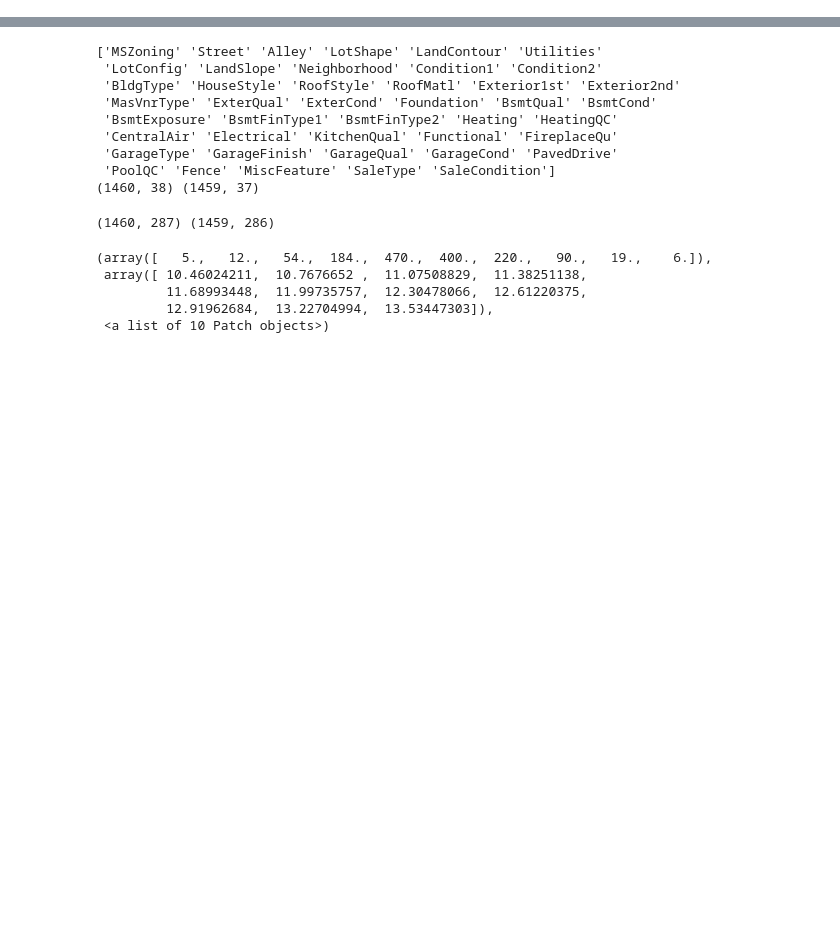
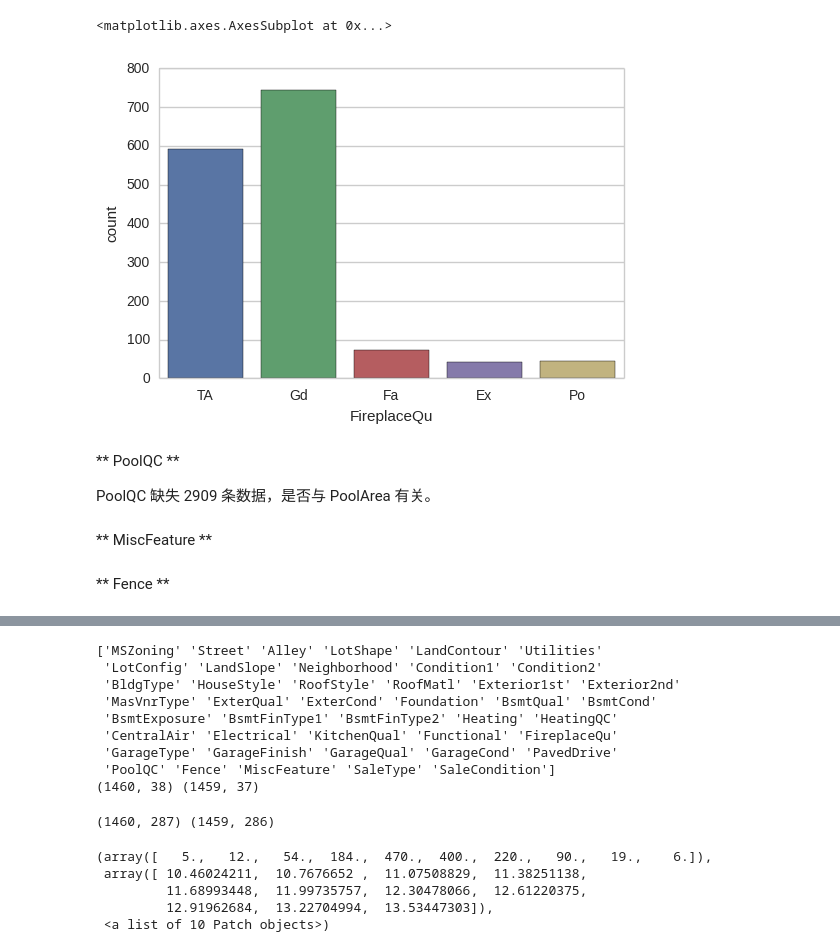
Before and after one commit to SunnyMarkLiu/Kaggle-House-Prices, a Jupyter notebook: Predict_House_Prices.ipynb, the cells around one changed output, grey strips where cells are left out. Cells and saved outputs as stored; diff of their text form; code cells hidden in the pictures; blank space fills up the shorter version.

```diff
--- a/Predict_House_Prices.ipynb
+++ b/Predict_House_Prices.ipynb
@@ -74,0 +193,3 @@ None
+# %%
+conbined_data['MasVnrType'].fillna('None', inplace=True)
+conbined_data['MasVnrArea'].fillna(0, inplace=True)
@@ -74,0 +241,7 @@ None
+# %%
+conbined_data['FireplaceQu'].value_counts()
+conbined_data[['FireplaceQu', 'Fireplaces']].groupby(['FireplaceQu']).median()
+sns.countplot(conbined_data['FireplaceQu'])
+# %% [output]
+<matplotlib.axes.AxesSubplot at 0x...>
+[figure, added]
@@ -74,0 +251,4 @@ None
+# %% [markdown]
+** PoolQC **
+
+PoolQC 缺失 2909 条数据，是否与 PoolArea 有关。
@@ -74,0 +257,2 @@ None
+# %% [markdown]
+** MiscFeature **
@@ -74,0 +261,2 @@ None
+# %% [markdown]
+** Fence **
```
Also changed, not shown: parts of 46 cells of this notebook.
